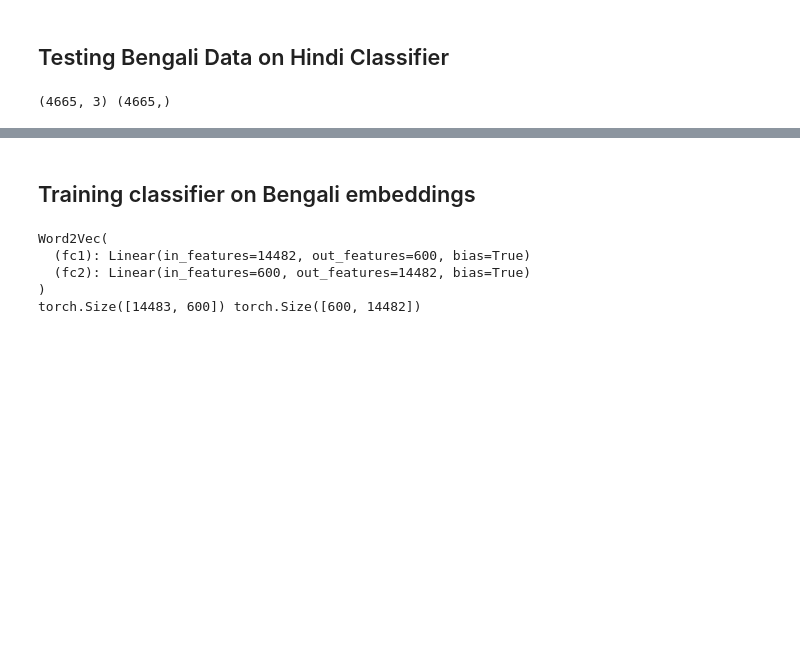
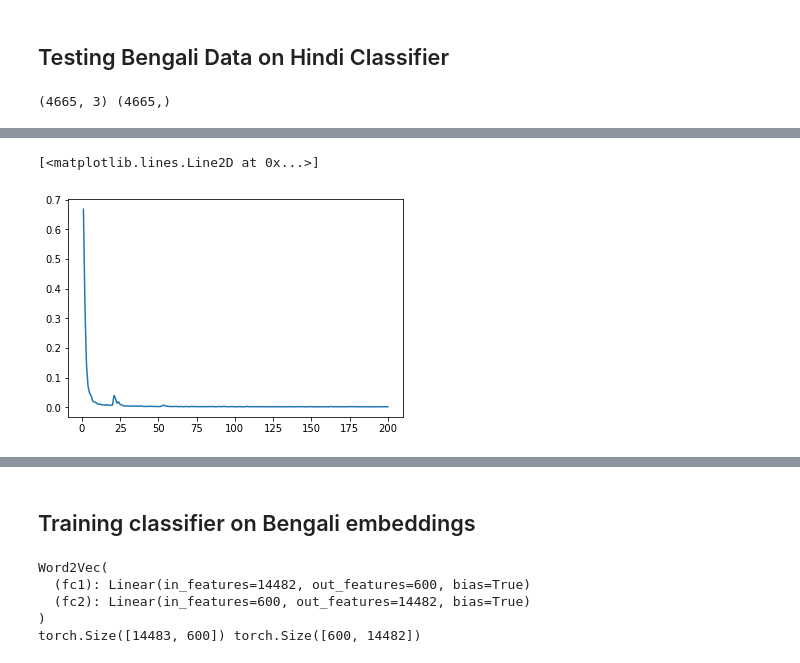
Before and after one commit to salmanedhi/NNTI-WS2021-NLP-Project, a Jupyter notebook: Task2.ipynb, the cells around one changed output, grey strips where cells are left out. Saved outputs shown, nothing was run; the diff lists cells and outputs as text; code cells hidden in the pictures; blank space fills up the shorter version.

```diff
--- a/Task2.ipynb
+++ b/Task2.ipynb
@@ -171,5 +208,5 @@ torch.save(net.state_dict(), 'model_param_task2')
 # %%
-net.load_state_dict(torch.load('model_param_task2_final')) #GPU
-
+# net.load_state_dict(torch.load('model_param_task2')) #GPU
+net = torch.load('model_task2_finalised')
 # net.load_state_dict(torch.load('model_param_task2_final',map_location=torch.device('cpu'))) #for salman CPU only
 net.to(device)
@@ -243,4 +310,5 @@ Unique words: 14482
 #create test data to pass to the model
 test_data = TensorDataset(torch.tensor(padded), torch.tensor(labels))
 batch_size = 64
-test_loader = DataLoader(test_data, batch_size = batch_size, shuffle = True, drop_last=True)
+train_loader, valid_loader, test_loader = helper.split_data_train_valid_test(padded, labels, 64)
+net, criterion= helper.initialize_SentimentLSTM_model_bengali(len(V) + 1, 600, 32, 1, 2, device, weights1)
@@ -247,3 +390,15 @@ test_loader = DataLoader(test_data, batch_size = batch_size, shuffle = True, dro
+# %%
+
+# net, criterion= helper.initialize_SentimentLSTM_model(len(V) + 1, 600, 32, 1, 2, device, weights1)
+plt.plot(np.linspace(1, len(training_loss_epoches), len(training_loss_epoches)).astype(int), training_loss_epoches)
+
+# net.load_state_dict(torch.load('model_param_task2_test')) #GPU
+
+# net.load_state_dict(torch.load('model_param_task2_final',map_location=torch.device('cpu'))) #for salman CPU only
+# net.to(device)
+# %% [output]
+[<matplotlib.lines.Line2D at 0x...>]
+[figure, added]
 # %%
 net.eval()
 
```
Also changed, not shown: parts of 20 cells of this notebook, 3 other files.
